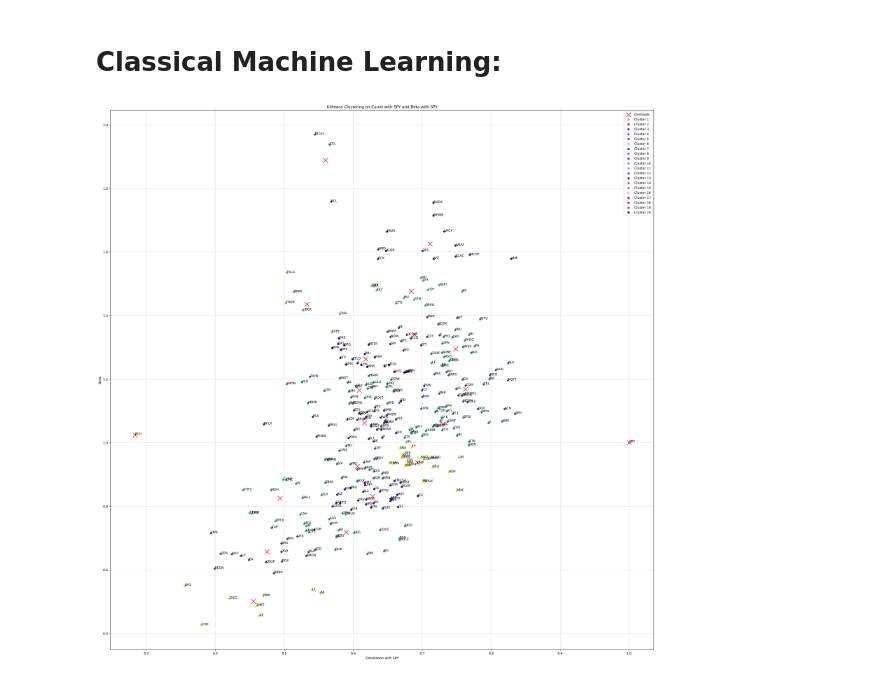
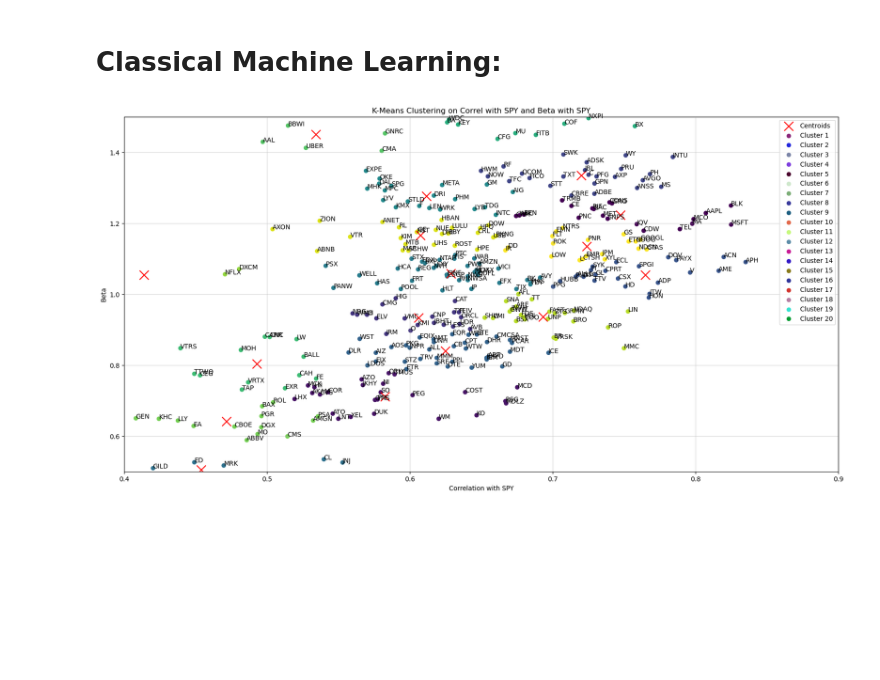
Before and after one commit to kevinhhl/portfolio-management-tools, a Jupyter notebook: Long Only Strategy/Part 1. Visualizing the Universe.ipynb, the cells around one changed output. Saved outputs shown, nothing was run; the diff lists cells and outputs as text; code cells hidden in the pictures; blank space fills up the shorter version.

```diff
--- a/Long Only Strategy/Part 1. Visualizing the Universe.ipynb
+++ b/Long Only Strategy/Part 1. Visualizing the Universe.ipynb
@@ -52,7 +46,7 @@ for e in stock_returns:
 # %% [markdown]
 ### Correlation matrix
 # %%
-correl_matrix = pd.DataFrame(stock_returns).T.corr().round(4)
+correl_matrix = pd.DataFrame(_universe_stocks).T.corr().round(4)
 # %%
 SHOW_MATRIX = False
 _matrix = correl_matrix.style.background_gradient(cmap ='coolwarm')
@@ -80,23 +74,23 @@ def calc_beta(stock, benchmark="SPY"):
         benchmark_hc = yf.Ticker(benchmark).history(period=LOOKBACK_PERIOD)
 
     # Calculate the daily returns for the stock and SPY
-    stock_returns = stock_hc['Close'].pct_change()
+    _universe_stocks = stock_hc['Close'].pct_change()
     SPY_returns = benchmark_hc['Close'].pct_change()
 
     # Calculate the beta of the stock against SPY
-    covar = stock_returns.cov(SPY_returns)
+    covar = _universe_stocks.cov(SPY_returns)
     var = SPY_returns.var()
 
     return covar / var # beta
 # %%
-# Calc the beta in each of the stock in short_listed_stocks
+# Calc the beta in each of the stock in universe_stocks
 beta_map = {}
-for stock in short_listed_stocks:
+for stock in universe_stocks:
     beta_map[stock] = calc_beta(stock)
 # %%
 # Calc the correlation of each stock with SPY
 correl_with_SPY_map = {}
-for stock in short_listed_stocks:
+for stock in universe_stocks:
     correl_with_SPY_map[stock] = correl_matrix[stock]["SPY"]
 # %% [markdown]
 # Classical Machine Learning:
@@ -115,35 +109,39 @@ kmeans.fit(X)
 # Predict the clusters
 clusters = kmeans.predict(X)
 
 # Add the clusters to the dataframe
 X["Cluster"] = clusters
 
 # Plot the clusters
-plt.figure(figsize=(30, 30))
+plt.figure(figsize=(20, 10))
 plt.scatter(X["Correl"], X["Beta"], c=X["Cluster"], cmap="viridis")
 plt.xlabel("Correlation with SPY"), plt.ylabel("Beta")
 plt.title("K-Means Clustering on Correl with SPY and Beta with SPY")
 plt.grid(alpha=0.5)
 
 # Add labels to each point
 for label, correl in correl_with_SPY_map.items():
     beta = beta_map[label]
     plt.annotate(label, (correl, beta))
 
 # Add the centroids to the plot
 centroids = kmeans.cluster_centers_
 plt.scatter(centroids[:, 0], centroids[:, 1], marker="x", s=200, c="red")
 
 # Legend
 plt.scatter([], [], marker="x", s=200, color="red", label="Centroids")
 _colors = ["#"+''.join([np.random.choice(list('0123456789ABCDEF')) for j in range(6)]) for i in range(N_CLUSTERS)]
 for i in range(N_CLUSTERS):
     plt.scatter([], [], color=_colors[i], label="Cluster "+str(i+1))
 plt.legend();
 
+# Zoom in to not show outliers
+plt.ylim(0.5, 1.5)
+plt.xlim(0.4, 0.9)
+
 plt.show()
 # %% [output]
-[figure, old version]
+[figure, new version]
 # %%
 # Dataframe with rows: stock name, cluster number
 cluster_map = pd.DataFrame()
```
Also changed, not shown: parts of 4 cells of this notebook.
